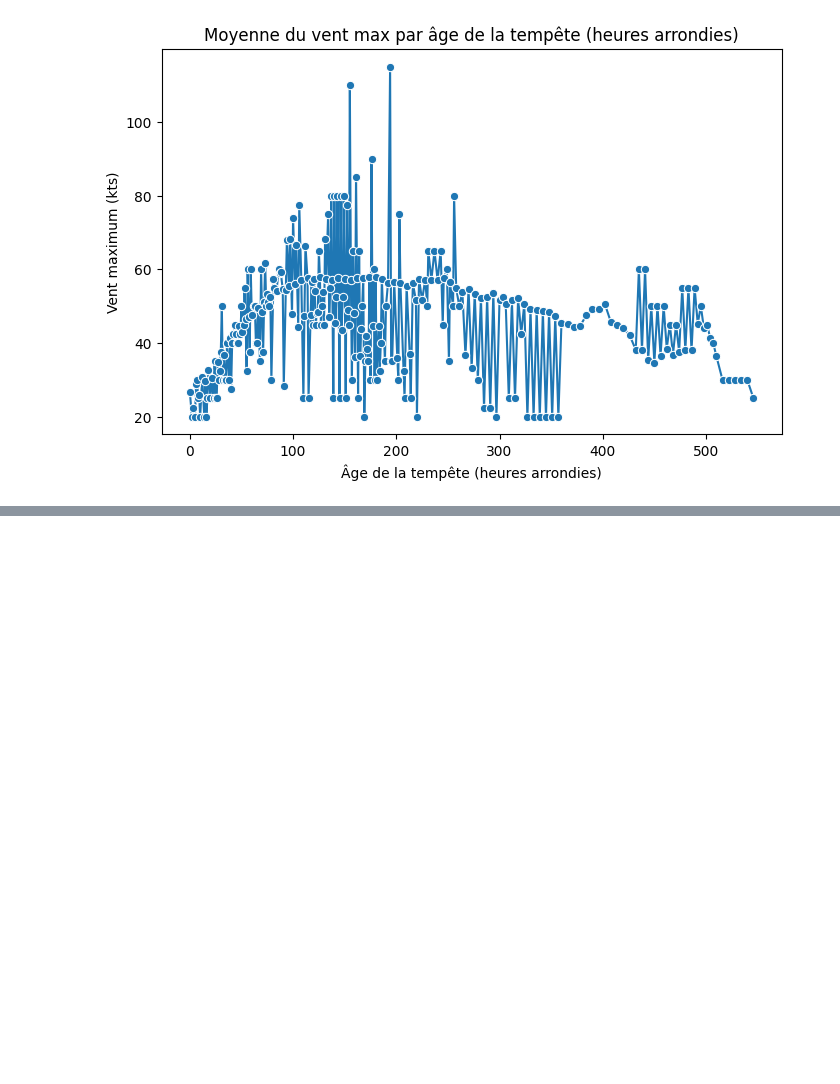
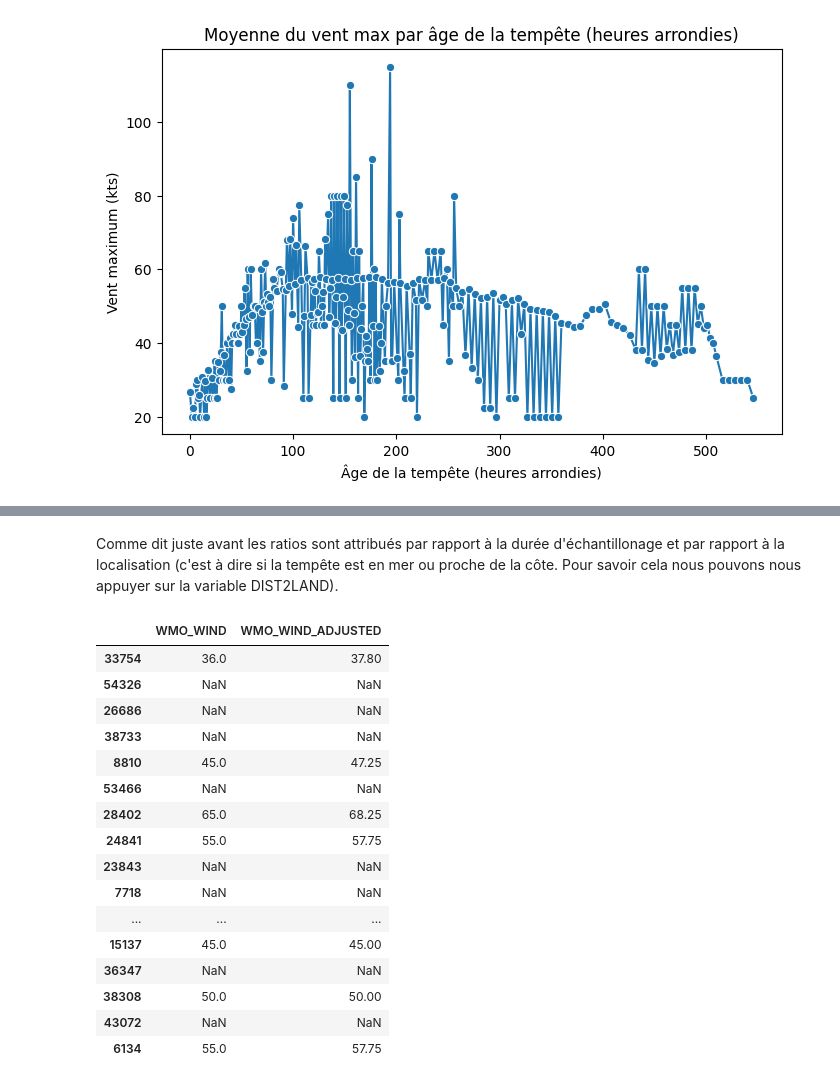
Before and after one commit to 1leolem1/Tropical-Cyclone-Strength-Prediction, a Jupyter notebook: EDA_Paul.ipynb, the cells around one changed output, grey strips where cells are left out. Cells and saved outputs as stored; diff of their text form; code cells hidden in the pictures; blank space fills up the shorter version.

Commit message:
Travail sur la suppression de variables doublons + travail sur la variable WMO_WIND et suppression des variables avec trop de valeurs manquantes

```diff
--- a/EDA_Paul.ipynb
+++ b/EDA_Paul.ipynb
@@ -31,5 +33,5 @@ def distribution(var,df):
 # %%
-df= pd.read_csv("ibtracs.csv")
+df= pd.read_csv(f"{path_file}\\ibtracs.csv")
 # %%
 df.info()
 # %% [output]
@@ -708,0 +724,3 @@ TypeError: agg function failed [how->mean,dtype->object]
+# %%
+df = df.drop(columns=[col for col in df.columns if col.endswith('_LON') or col.endswith('_LAT')])
+print(f"Il reste {df.shape[1]} variables")
@@ -708,0 +737,37 @@ TypeError: agg function failed [how->mean,dtype->object]
+# %%
+# Définition d'une fonction pour déterminer la période d'échantillonnage selon l'agence
+def determine_averaging_period(agency):
+    mapping = {
+        'hurdat_atl': '1min',
+        'hurdat_epa': '1min',
+        'cphc': '1min',
+        'tokyo': '10min',
+        'newdelhi': '3min',
+        'reunion': '10min',
+        'bom': '10min',
+        'nadi': '10min',
+        'wellington': '10min'
+    }
+    return mapping.get(agency, '10min')  # Valeur par défaut à 10 min si non précisé
+
+# Fonction pour appliquer les ratios de conversion selon la localisation et la durée d'échantillonnage
+def apply_wind_conversion(row):
+    dist = row['DIST2LAND']
+    wind_speed = row['WMO_WIND']
+    agency = row['WMO_AGENCY']
+
+    # Déterminer la durée d'échantillonnage
+    avg_period = determine_averaging_period(agency)
+
+    # Déterminer la catégorie d'exposition en fonction de DIST2LAND
+    if dist > 20:
+        exposure_ratios = {'1min': 1, '3min': 1, '10min': 1.05}
+    elif dist <= 1:
+        exposure_ratios = {'1min': 1, '3min': 1.10, '10min': 1.16}
+    else:
+        exposure_ratios = {'1min': 1, '3min': 1.05, '10min': 1.11}
+
+    return wind_speed * exposure_ratios[avg_period]
+
+
+df['WMO_WIND_ADJUSTED'] = df.apply(apply_wind_conversion, axis=1)
@@ -708,0 +794,22 @@ TypeError: agg function failed [how->mean,dtype->object]
+# %% [markdown]
+Comme dit juste avant les ratios sont attribués par rapport à la durée d'échantillonage et par rapport à la localisation (c'est à dire si la tempête est en mer ou proche de la côte. Pour savoir cela nous pouvons nous appuyer sur la variable DIST2LAND).
+# %%
+df[["WMO_WIND","WMO_WIND_ADJUSTED"]].sample(20)
+# %% [output]
+|  | WMO_WIND | WMO_WIND_ADJUSTED |
+| 33754 | 36.0 | 37.80 |
+| 54326 | NaN | NaN |
+| 26686 | NaN | NaN |
+| 38733 | NaN | NaN |
+| 8810 | 45.0 | 47.25 |
+| 53466 | NaN | NaN |
+| 28402 | 65.0 | 68.25 |
+| 24841 | 55.0 | 57.75 |
+| 23843 | NaN | NaN |
+| 7718 | NaN | NaN |
+| ... | ... | ... |
+| 15137 | 45.0 | 45.00 |
+| 36347 | NaN | NaN |
+| 38308 | 50.0 | 50.00 |
+| 43072 | NaN | NaN |
+| 6134 | 55.0 | 57.75 |
```
Also changed, not shown: parts of 20 cells of this notebook.
